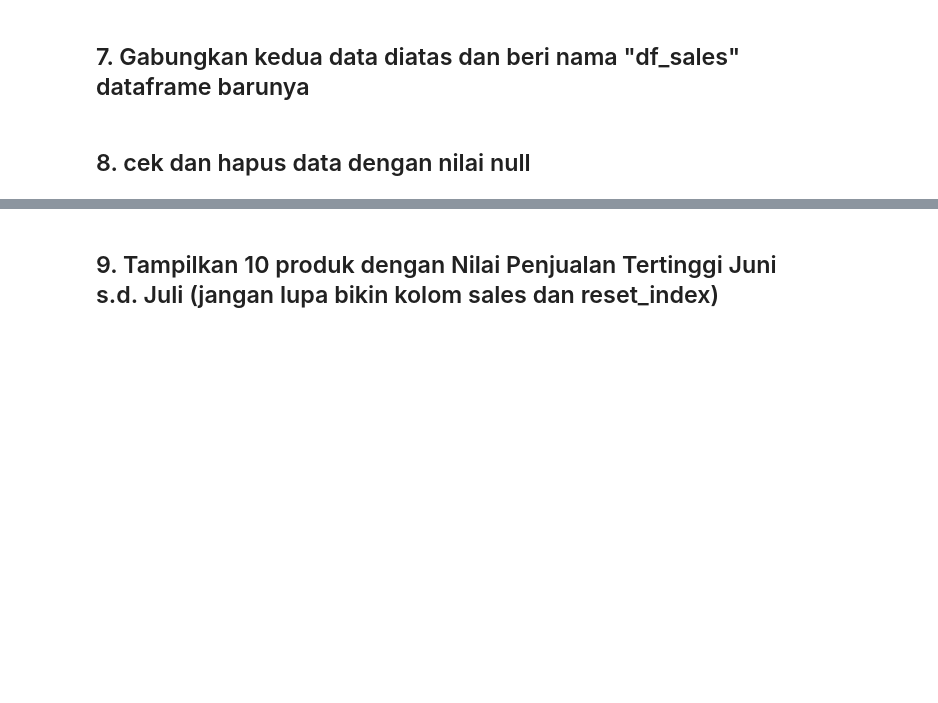
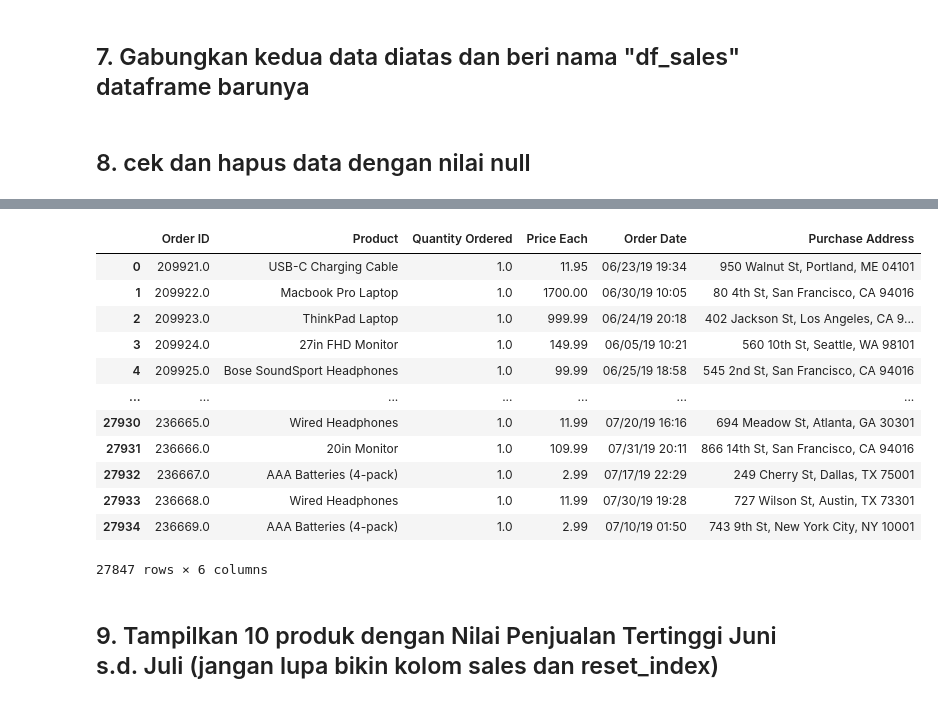
Before and after one commit to van-geaux/2403-diklat-python, a Jupyter notebook: MateriPython/Notebook update/Day 2 - Latihan Pandas.ipynb, the cells around one changed output, grey strips where cells are left out. Drawn from its saved outputs; the diff is of its cells as text; code cells hidden in the pictures; blank space fills up the shorter version.

```diff
--- a/MateriPython/Notebook update/Day 2 - Latihan Pandas.ipynb
+++ b/MateriPython/Notebook update/Day 2 - Latihan Pandas.ipynb
@@ -59,2 +140,18 @@ display(sales_july.head())
+# %%
+df_sales.dropna()
+# %% [output]
+|  | Order ID | Product | Quantity Ordered | Price Each | Order Date | Purchase Address |
+| 0 | 209921.0 | USB-C Charging Cable | 1.0 | 11.95 | 06/23/19 19:34 | 950 Walnut St, Portland, ME 04101 |
+| 1 | 209922.0 | Macbook Pro Laptop | 1.0 | 1700.00 | 06/30/19 10:05 | 80 4th St, San Francisco, CA 94016 |
+| 2 | 209923.0 | ThinkPad Laptop | 1.0 | 999.99 | 06/24/19 20:18 | 402 Jackson St, Los Angeles, CA 9... |
+| 3 | 209924.0 | 27in FHD Monitor | 1.0 | 149.99 | 06/05/19 10:21 | 560 10th St, Seattle, WA 98101 |
+| 4 | 209925.0 | Bose SoundSport Headphones | 1.0 | 99.99 | 06/25/19 18:58 | 545 2nd St, San Francisco, CA 94016 |
+| ... | ... | ... | ... | ... | ... | ... |
+| 27930 | 236665.0 | Wired Headphones | 1.0 | 11.99 | 07/20/19 16:16 | 694 Meadow St, Atlanta, GA 30301 |
+| 27931 | 236666.0 | 20in Monitor | 1.0 | 109.99 | 07/31/19 20:11 | 866 14th St, San Francisco, CA 94016 |
+| 27932 | 236667.0 | AAA Batteries (4-pack) | 1.0 | 2.99 | 07/17/19 22:29 | 249 Cherry St, Dallas, TX 75001 |
+| 27933 | 236668.0 | Wired Headphones | 1.0 | 11.99 | 07/30/19 19:28 | 727 Wilson St, Austin, TX 73301 |
+| 27934 | 236669.0 | AAA Batteries (4-pack) | 1.0 | 2.99 | 07/10/19 01:50 | 743 9th St, New York City, NY 10001 |
+27847 rows × 6 columns
 # %% [markdown]
 ## 9. Tampilkan 10 produk dengan Nilai Penjualan Tertinggi Juni s.d. Juli (jangan lupa bikin kolom sales dan reset_index)
```
Also changed, not shown: parts of 13 cells of this notebook, 6 other files.
